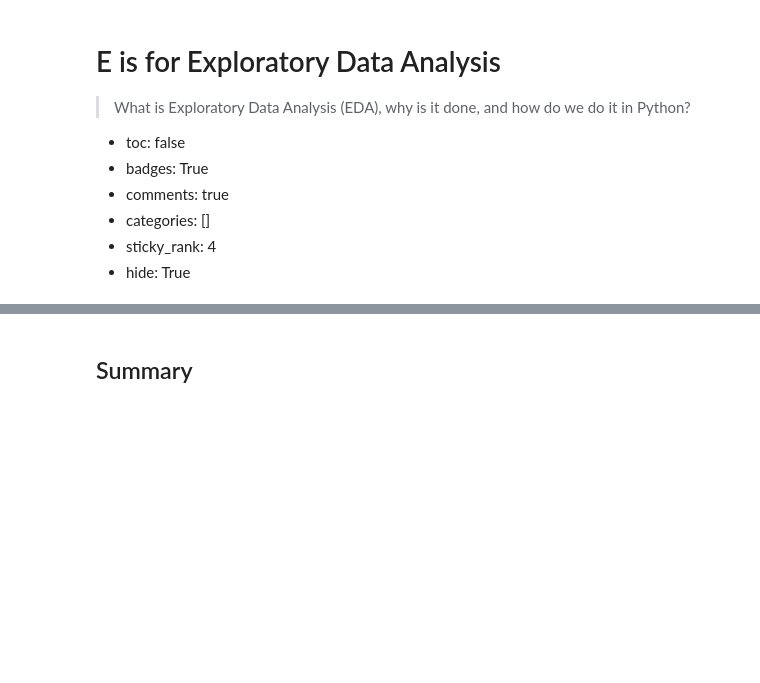
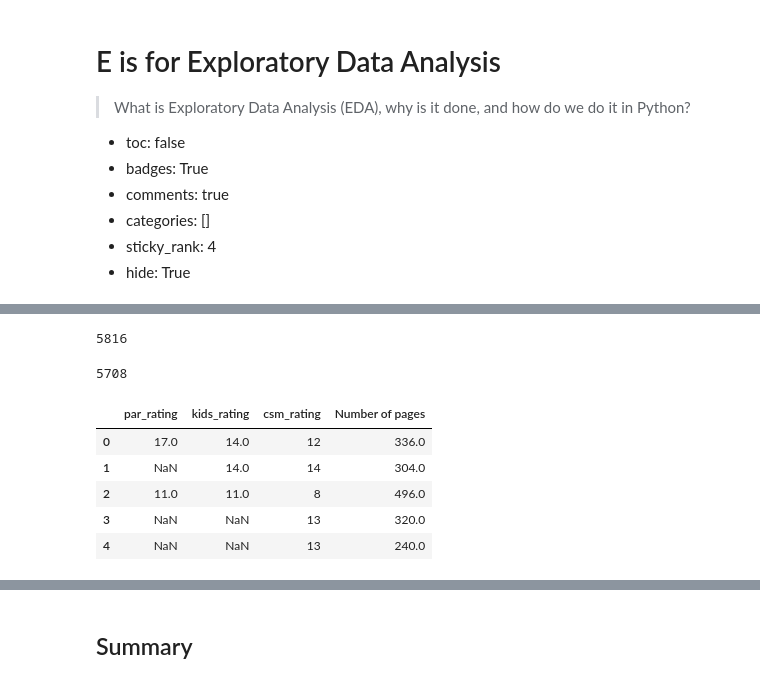
Before and after one commit to educatorsRlearners/an-a-z-of-machine-learning, a Jupyter notebook: _notebooks/2020-06-09-e-is-for-eda.ipynb, the cells around one changed output, grey strips where cells are left out. Saved outputs shown, nothing was run; the diff lists cells and outputs as text; code cells hidden in the pictures; blank space fills up the shorter version.

```diff
--- a/_notebooks/2020-06-09-e-is-for-eda.ipynb
+++ b/_notebooks/2020-06-09-e-is-for-eda.ipynb
@@ -16,0 +47,10 @@ EDA is the process of getting to know our data.
+# %%
+#Author + Authors
+5468 + 348
+# %% [output]
+5816
+# %%
+#Publisher + Publisher
+5675 + 33
+# %% [output]
+5708
@@ -16,0 +60,9 @@ EDA is the process of getting to know our data.
+# %%
+numeric.head()
+# %% [output]
+|  | par_rating | kids_rating | csm_rating | Number of pages |
+| 0 | 17.0 | 14.0 | 12 | 336.0 |
+| 1 | NaN | 14.0 | 14 | 304.0 |
+| 2 | 11.0 | 11.0 | 8 | 496.0 |
+| 3 | NaN | NaN | 13 | 320.0 |
+| 4 | NaN | NaN | 13 | 240.0 |
```
Also changed, not shown: parts of 10 cells of this notebook.
